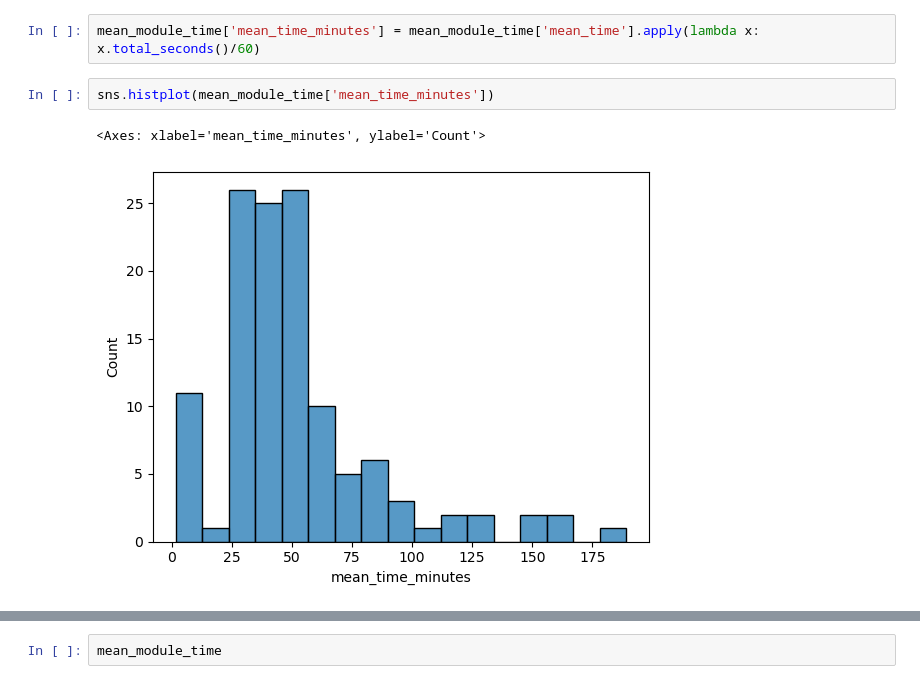
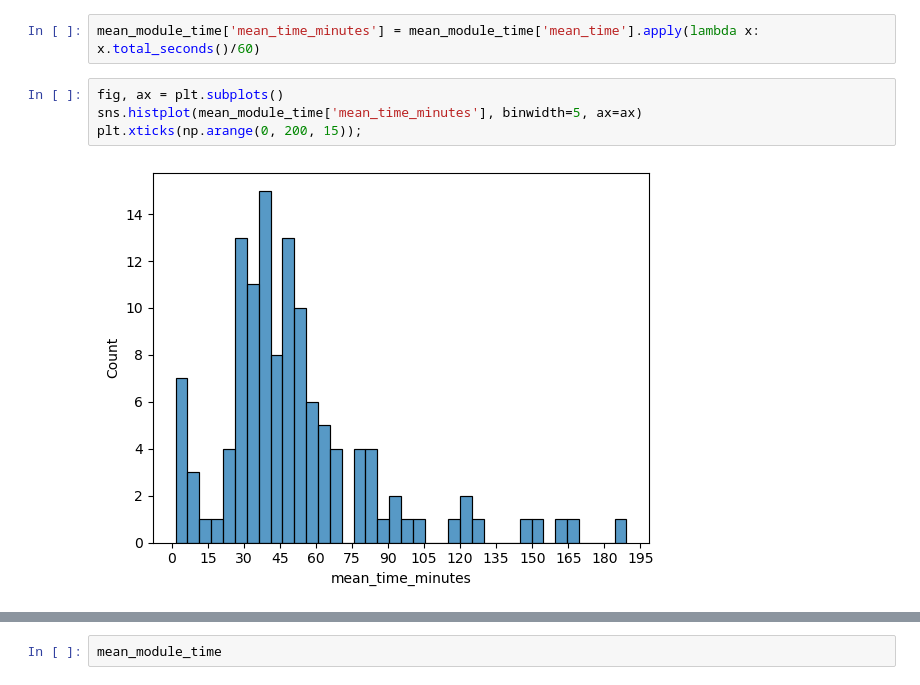
Before and after one commit to pt0p/metrics-for-educational-courses, a Jupyter notebook: module_metrics_research.ipynb, the cells around one changed output, grey strips where cells are left out. Saved outputs shown, nothing was run; the diff lists cells and outputs as text.

```diff
--- a/module_metrics_research.ipynb
+++ b/module_metrics_research.ipynb
@@ -436,7 +436,8 @@ mean_module_time = pd.DataFrame({'module_id': module_times.keys(), 'mean_time':
 # %%
 mean_module_time['mean_time_minutes'] = mean_module_time['mean_time'].apply(lambda x: x.total_seconds()/60)
 # %%
-sns.histplot(mean_module_time['mean_time_minutes'])
+fig, ax = plt.subplots()
+sns.histplot(mean_module_time['mean_time_minutes'], binwidth=5, ax=ax)
+plt.xticks(np.arange(0, 200, 15));
 # %% [output]
-<Axes: xlabel='mean_time_minutes', ylabel='Count'>
-[figure, old version]
+[figure, new version]
```
Also changed, not shown: parts of 1 cell of this notebook.
